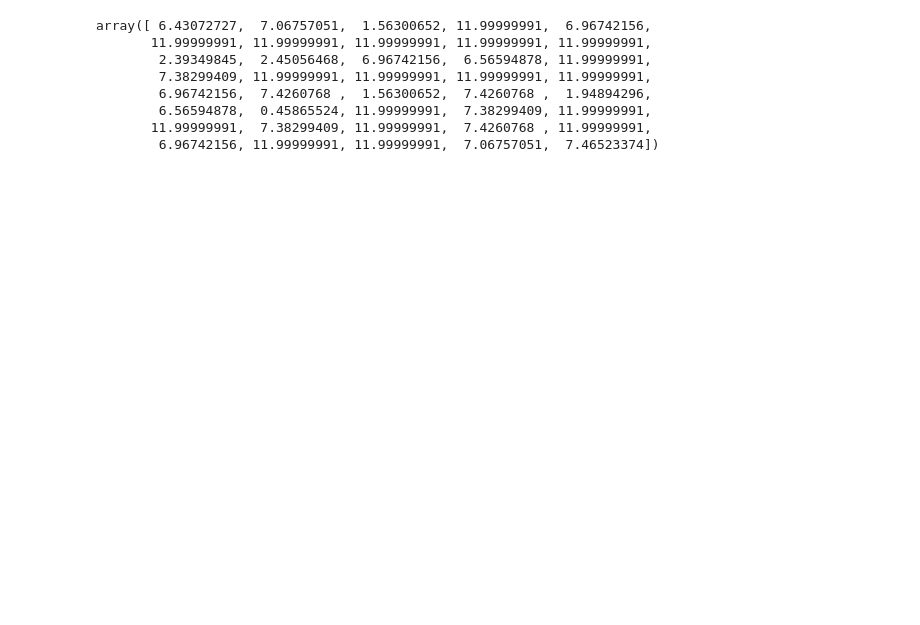
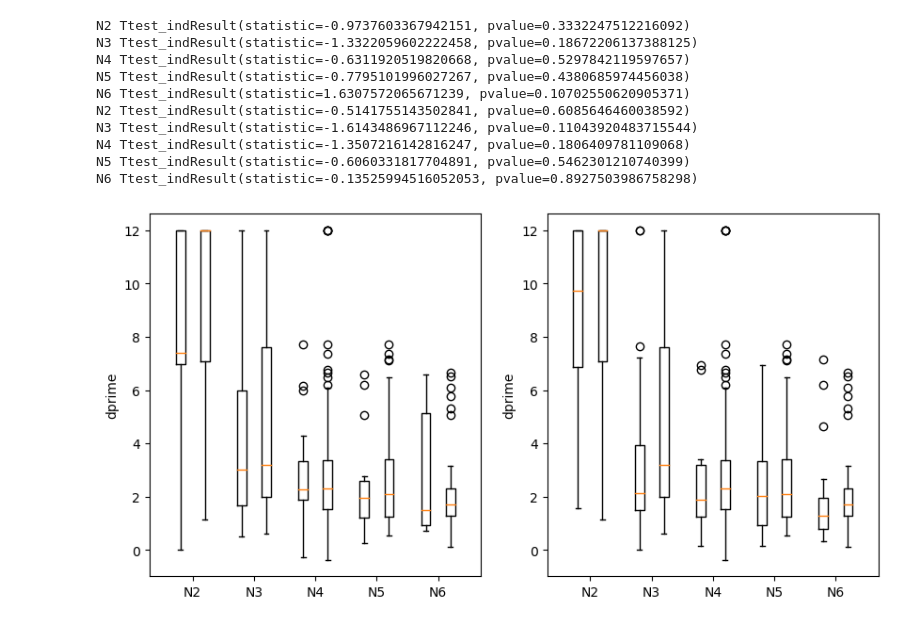
Before and after one commit to jaimemcc/energy-drink, a Jupyter notebook: scripts/coged_analysis.ipynb, the cells around one changed output. Cells and saved outputs as stored; diff of their text form; code cells hidden in the pictures; blank space fills up the shorter version.

```diff
--- a/scripts/coged_analysis.ipynb
+++ b/scripts/coged_analysis.ipynb
@@ -220,2 +111,21 @@ df_dprime
+# %%
+# saves to csv, may need to reformat for JASP
+# dprime
+cols = ["ID", "session", "condition", "N2", "N3", "N4", "N5", "N6"]
+
+df_dprime = coged[cols]
+df_dprime.to_csv(os.path.join("..//data", "dprime.csv"))
+
+# indifference point
+cols = ["ID", "session", "condition", "IP13", "IP14", "IP15", "IP16", ]
+
+df_ip = coged[cols]
+df_ip.to_csv(os.path.join("..//data", "ip.csv"))
+
+# win amount
+cols = ["ID", "session", "win13", "win14", "win15", "win16", "condition"]
+
+df_win = coged[cols]
+df_win.to_csv(os.path.join("..//data", "win.csv"))
 # %%
 conditions = ["CS", "DCS"]
@@ -238,11 +155,45 @@ df_dcs.dropna()
-# %%
-df_dprime.query("session == 'T2'").N2.values
-# %% [output]
-array([ 6.43072727,  7.06757051,  1.56300652, 11.99999991,  6.96742156,
-       11.99999991, 11.99999991, 11.99999991, 11.99999991, 11.99999991,
-        2.39349845,  2.45056468,  6.96742156,  6.56594878, 11.99999991,
-        7.38299409, 11.99999991, 11.99999991, 11.99999991, 11.99999991,
-        6.96742156,  7.4260768 ,  1.56300652,  7.4260768 ,  1.94894296,
-        6.56594878,  0.45865524, 11.99999991,  7.38299409, 11.99999991,
-       11.99999991,  7.38299409, 11.99999991,  7.4260768 , 11.99999991,
-        6.96742156, 11.99999991, 11.99999991,  7.06757051,  7.46523374])
+# %%
+spacing=0.2
+nback_levels = ["N2", "N3", "N4", "N5", "N6"]
+f, [ax1, ax2] = plt.subplots(figsize=(10,5), ncols=2)
+
+for idx, col in enumerate(nback_levels):
+
+    dcs = df_dprime.query("condition == 'DCS'")[col].values
+    cs = df_dprime.query("condition == 'CS'")[col].values
+
+    ax1.boxplot(dcs, positions=[idx-spacing])
+    ax1.boxplot(cs, positions=[idx+spacing])
+
+    print(col, ttest_ind(dcs, cs))
+
+ax1.set_ylabel("dprime")
+ax1.set_xticks(range(5))
+ax1.set_xticklabels(nback_levels);
+
+#
+for idx, col in enumerate(nback_levels):
+
+    dcs = df_dprime.query("condition == 'CXS'")[col].values
+    cs = df_dprime.query("condition == 'CS'")[col].values
+
+    ax2.boxplot(dcs, positions=[idx-spacing])
+    ax2.boxplot(cs, positions=[idx+spacing])
+
+    print(col, ttest_ind(dcs, cs))
+
+ax2.set_ylabel("dprime")
+ax2.set_xticks(range(5))
+ax2.set_xticklabels(nback_levels);
+# %% [output]
+N2 Ttest_indResult(statistic=-0.9737603367942151, pvalue=0.3332247512216092)
+N3 Ttest_indResult(statistic=-1.3322059602222458, pvalue=0.18672206137388125)
+N4 Ttest_indResult(statistic=-0.6311920519820668, pvalue=0.5297842119597657)
+N5 Ttest_indResult(statistic=-0.7795101996027267, pvalue=0.4380685974456038)
+N6 Ttest_indResult(statistic=1.6307572065671239, pvalue=0.10702550620905371)
+N2 Ttest_indResult(statistic=-0.5141755143502841, pvalue=0.6085646460038592)
+N3 Ttest_indResult(statistic=-1.6143486967112246, pvalue=0.11043920483715544)
+N4 Ttest_indResult(statistic=-1.3507216142816247, pvalue=0.1806409781109068)
+N5 Ttest_indResult(statistic=-0.6060331817704891, pvalue=0.5462301210740399)
+N6 Ttest_indResult(statistic=-0.13525994516052053, pvalue=0.8927503986758298)
+[figure, added]
```
Also changed, not shown: parts of 32 cells of this notebook, 1 other file.
